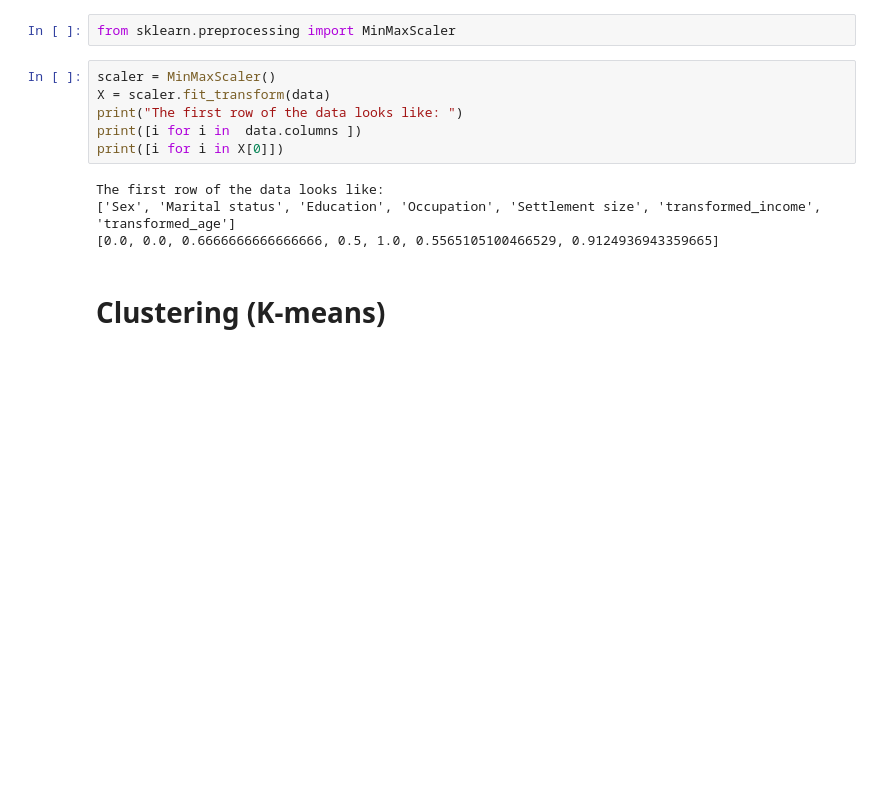
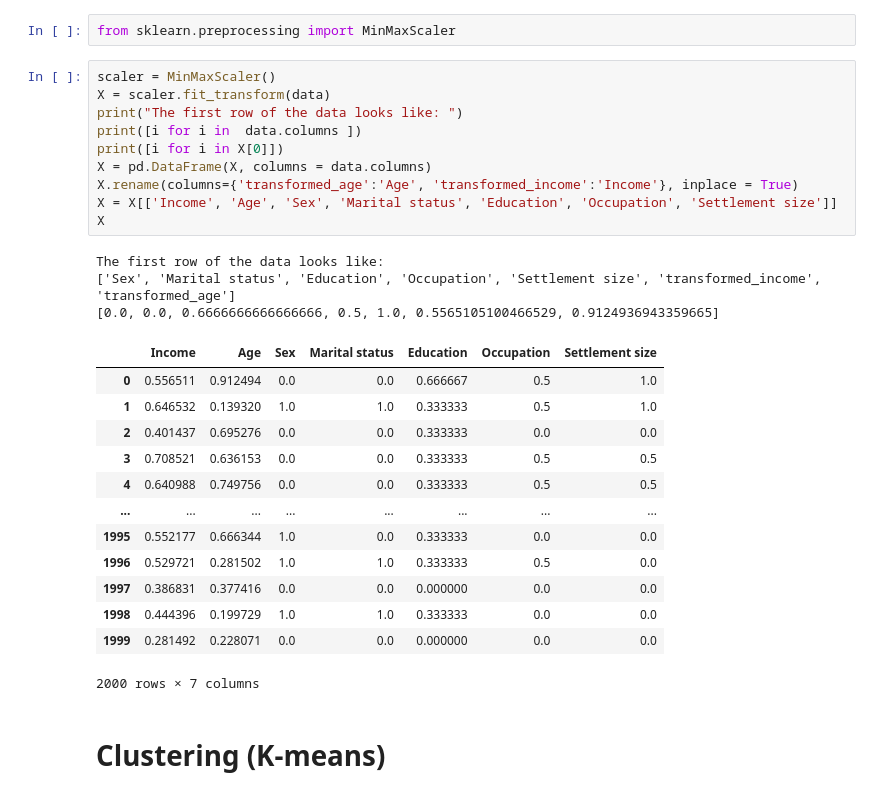
Before and after one commit to SABALIC/Mall-Customer-Segmentation, a Jupyter notebook: Customer_Segmentation_and_Classification.ipynb, the cells around one changed output. Cells and saved outputs as stored; diff of their text form; blank space fills up the shorter version.

```diff
--- a/Customer_Segmentation_and_Classification.ipynb
+++ b/Customer_Segmentation_and_Classification.ipynb
@@ -365,13 +366,30 @@ from sklearn.preprocessing import MinMaxScaler
 # %%
 scaler = MinMaxScaler()
 X = scaler.fit_transform(data)
 print("The first row of the data looks like: ")
 print([i for i in  data.columns ])
 print([i for i in X[0]])
+X = pd.DataFrame(X, columns = data.columns)
+X.rename(columns={'transformed_age':'Age', 'transformed_income':'Income'}, inplace = True)
+X = X[['Income', 'Age', 'Sex', 'Marital status', 'Education', 'Occupation', 'Settlement size']]
+X
 # %% [output]
 The first row of the data looks like:
 ['Sex', 'Marital status', 'Education', 'Occupation', 'Settlement size', 'transformed_income', 'transformed_age']
 [0.0, 0.0, 0.6666666666666666, 0.5, 1.0, 0.5565105100466529, 0.9124936943359665]
+|  | Income | Age | Sex | Marital status | Education | Occupation | Settlement size |
+| 0 | 0.556511 | 0.912494 | 0.0 | 0.0 | 0.666667 | 0.5 | 1.0 |
+| 1 | 0.646532 | 0.139320 | 1.0 | 1.0 | 0.333333 | 0.5 | 1.0 |
+| 2 | 0.401437 | 0.695276 | 0.0 | 0.0 | 0.333333 | 0.0 | 0.0 |
+| 3 | 0.708521 | 0.636153 | 0.0 | 0.0 | 0.333333 | 0.5 | 0.5 |
+| 4 | 0.640988 | 0.749756 | 0.0 | 0.0 | 0.333333 | 0.5 | 0.5 |
+| ... | ... | ... | ... | ... | ... | ... | ... |
+| 1995 | 0.552177 | 0.666344 | 1.0 | 0.0 | 0.333333 | 0.0 | 0.0 |
+| 1996 | 0.529721 | 0.281502 | 1.0 | 1.0 | 0.333333 | 0.5 | 0.0 |
+| 1997 | 0.386831 | 0.377416 | 0.0 | 0.0 | 0.000000 | 0.0 | 0.0 |
+| 1998 | 0.444396 | 0.199729 | 1.0 | 1.0 | 0.333333 | 0.0 | 0.0 |
+| 1999 | 0.281492 | 0.228071 | 0.0 | 0.0 | 0.000000 | 0.0 | 0.0 |
+2000 rows × 7 columns
 # %% [markdown]
 <h1> Clustering (K-means) </h1>
 # %%
```
Also changed, not shown: parts of 15 cells of this notebook, 8 other files.
